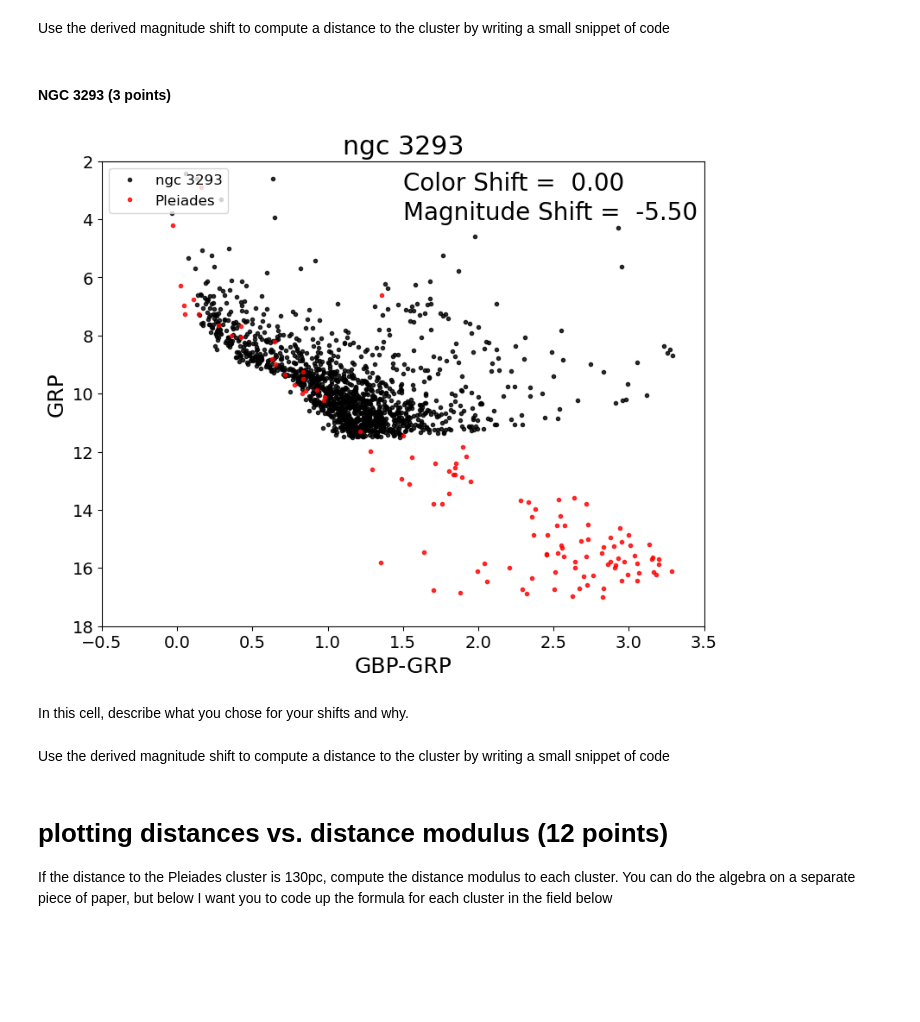
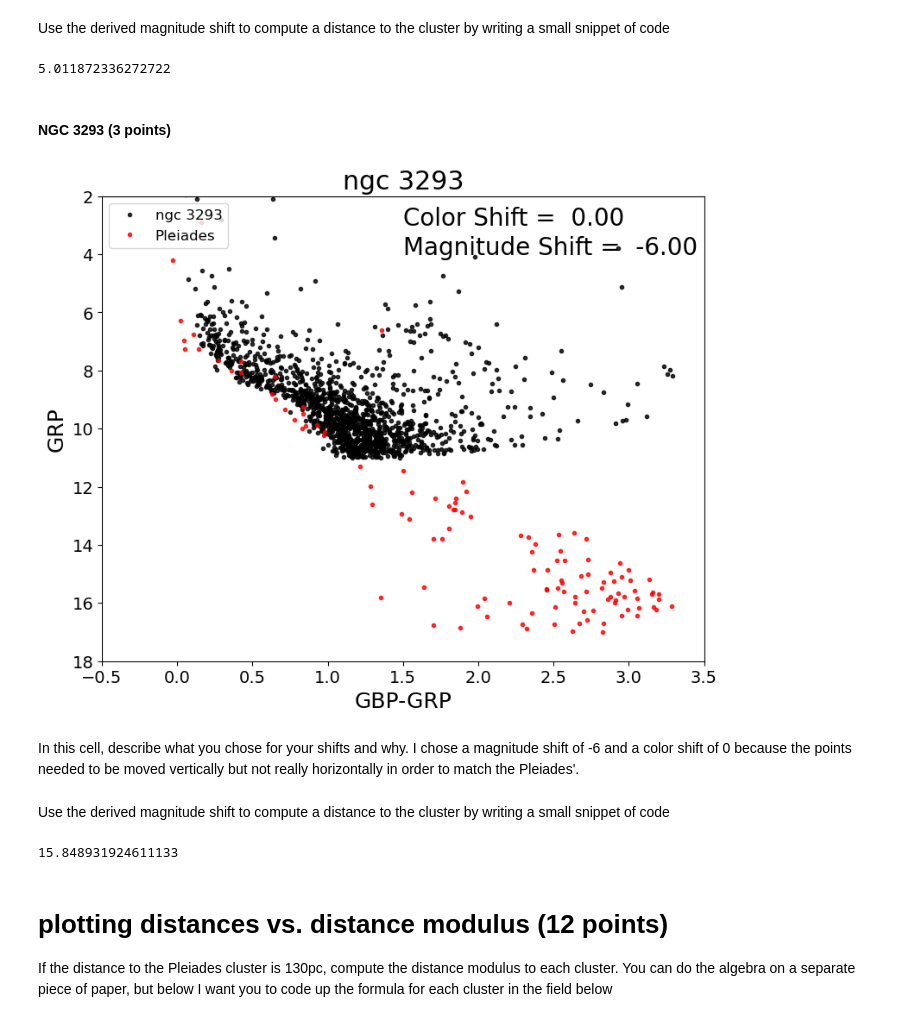
Before and after one commit to aaronreithku/CMD_distmod_student, a Jupyter notebook: cluster_plot_student.ipynb, the cells around one changed output. Drawn from its saved outputs; the diff is of its cells as text; code cells hidden in the pictures; blank space fills up the shorter version.

```diff
--- a/cluster_plot_student.ipynb
+++ b/cluster_plot_student.ipynb
@@ -94,20 +101,23 @@ Use the derived magnitude shift to compute a distance to the cluster by writing
 #### Write code here.
 
 # enter your calculated shift here
-shift_ngc6231 = -3
+shift_ngc6231 = -3.5
 
 # Assuming the distance to M45 is 130pc write an code expression that converts your shift into the ratio of the distances
 #the Pleiades to this cluster
-dist_ratio_ngc6231 =
+dist_ratio_ngc6231 = 10**((shift_ngc6231*-1)/5)
 print(dist_ratio_ngc6231)
+# %% [output]
+5.011872336272722
 # %% [markdown]
 #### NGC 3293  (3 points)
 # %%
-cp.cmdplot(clustname='ngc 3293',magshift=-5.5,colshift=0.0)
+cp.cmdplot(clustname='ngc 3293',magshift=-6.0,colshift=0.0)
 # %% [output]
-[figure, old version]
+[figure, new version]
-# %% [markdown]
-In this cell, describe what you chose for your shifts and why.
+# %% [markdown]
+In this cell, describe what you chose for your shifts and why.
+I chose a magnitude shift of -6 and a color shift of 0 because the points needed to be moved vertically but not really horizontally in order to match the Pleiades'.
 # %% [markdown]
 Use the derived magnitude shift to compute a distance to the cluster by writing a small snippet of code
 # %%
@@ -116,12 +126,14 @@ Use the derived magnitude shift to compute a distance to the cluster by writing
 #### Write code here.
 
 # enter your calculated shift here
-shift_ngc3293 =
+shift_ngc3293 = -6
 
 # Assuming the distance to M45 is 130pc write an code expression that converts your shift into the ratio of the distances
 #the Pleiades to this cluster
-dist_ratio_ngc3293 =
+dist_ratio_ngc3293 = 10**((shift_ngc3293*-1)/5)
 print(dist_ratio_ngc3293)
+# %% [output]
+15.848931924611133
 # %% [markdown]
 # plotting distances vs. distance modulus  (12 points)
 If the distance to the Pleiades cluster is 130pc, compute the distance modulus to each cluster.  You can do the algebra on a separate piece of paper, but below I want you to code up the formula for each cluster in the field below
```
Also changed, not shown: parts of 16 cells of this notebook.
